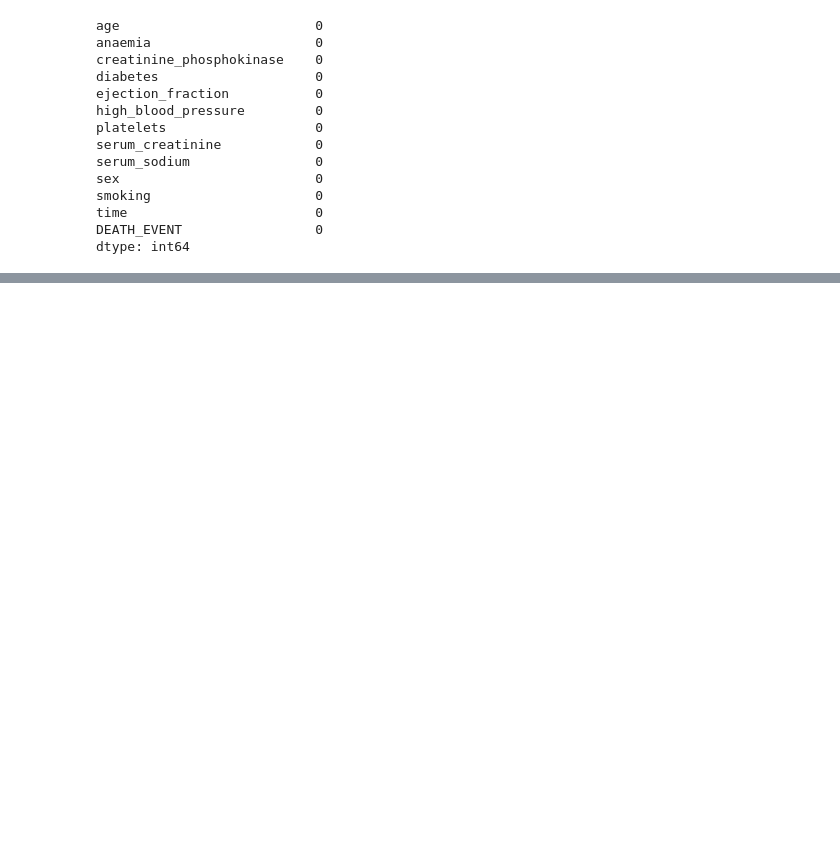
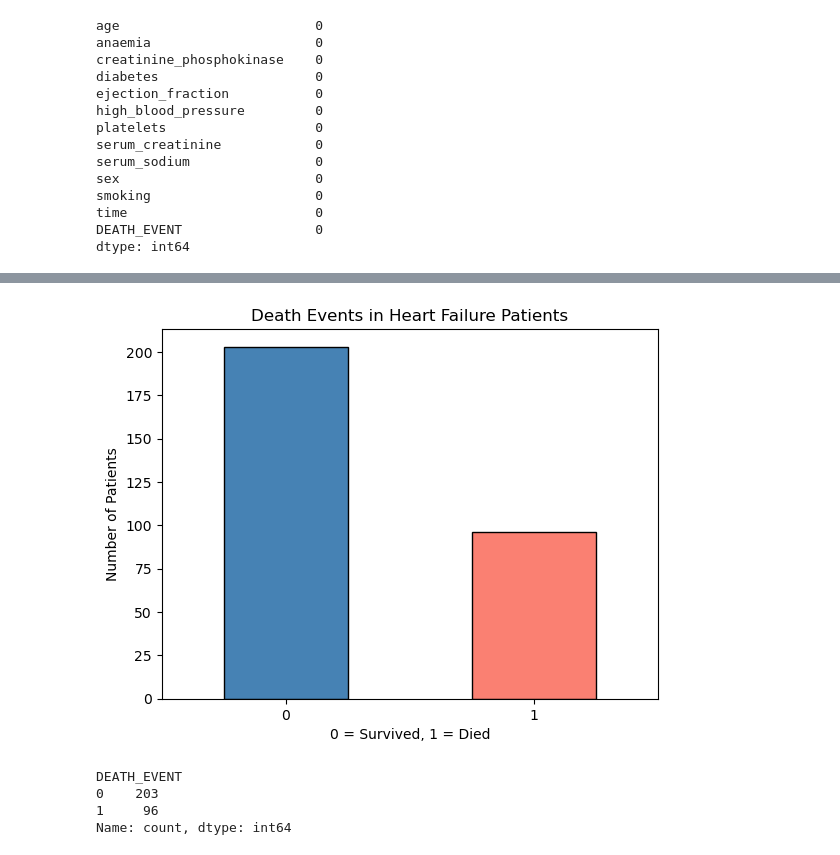
Before and after one commit to mardmt/cardio-procedures-analysis, a Jupyter notebook: 01_data_exploration.ipynb, the cells around one changed output, grey strips where cells are left out. Cells and saved outputs as stored; diff of their text form; code cells hidden in the pictures; blank space fills up the shorter version.

```diff
--- a/01_data_exploration.ipynb
+++ b/01_data_exploration.ipynb
@@ -64,0 +81,16 @@ dtype: int64
+# %%
+df['DEATH_EVENT'].value_counts().plot(kind='bar', color=['steelblue', 'salmon'], edgecolor='black')
+plt.title('Death Events in Heart Failure Patients')
+plt.xlabel('0 = Survived, 1 = Died')
+plt.ylabel('Number of Patients')
+plt.xticks(rotation=0)
+plt.show()
+# %% [output]
+[figure, added]
+# %%
+df['DEATH_EVENT'].value_counts()
+# %% [output]
+DEATH_EVENT
+0    203
+1     96
+Name: count, dtype: int64
```
Also changed, not shown: parts of 5 cells of this notebook.
